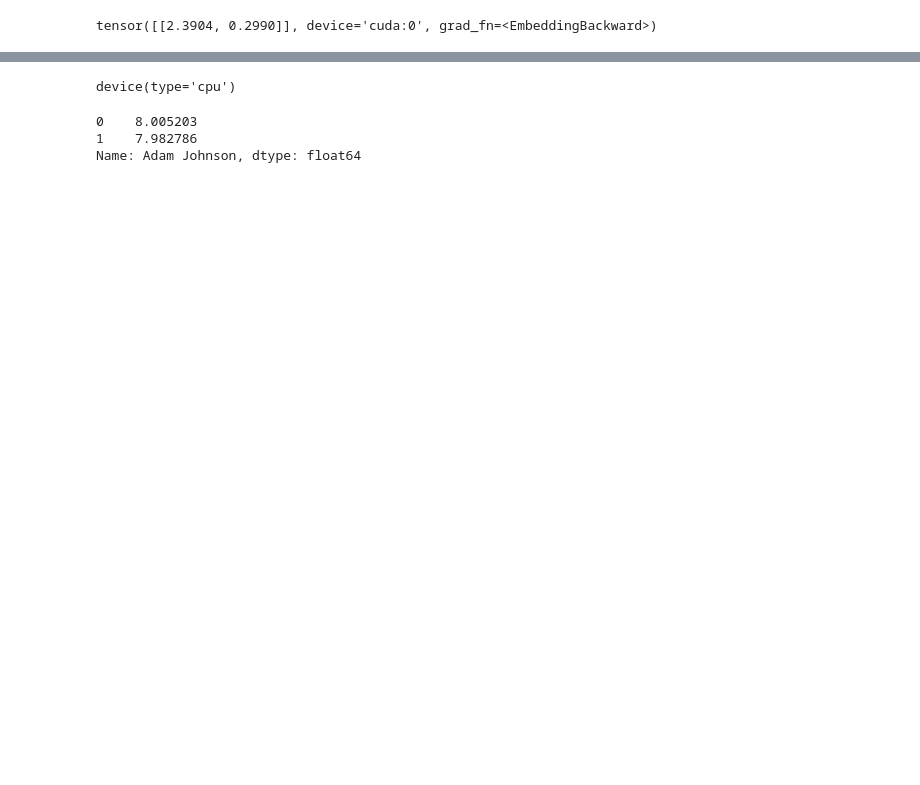
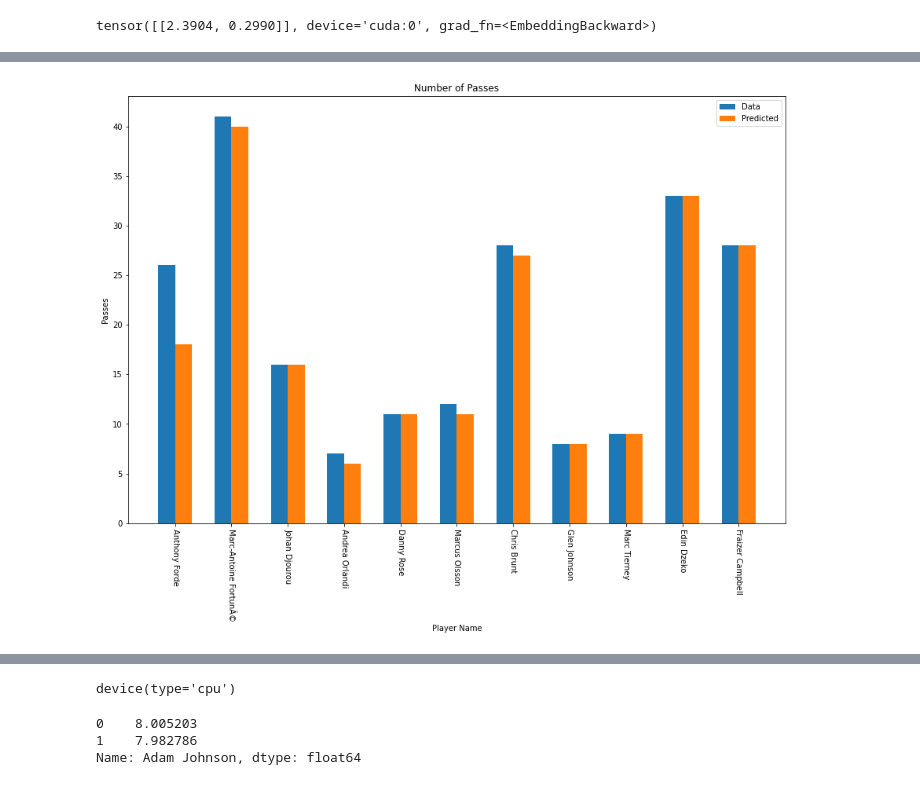
Before and after one commit to sunnybutwithano/Sports-Analysis-with-GNNs, a Jupyter notebook: SP_Extended.ipynb, the cells around one changed output, grey strips where cells are left out. Drawn from its saved outputs; the diff is of its cells as text; code cells hidden in the pictures; blank space fills up the shorter version.

```diff
--- a/SP_Extended.ipynb
+++ b/SP_Extended.ipynb
@@ -1152,3 +1154,17 @@ RuntimeError: CUDA out of memory. Tried to allocate 2.00 MiB (GPU 0; 3.95 GiB to
+# %%
+with open('Extended/hd_train.data', 'wb') as p_file:
+  pickle.dump(hd_train, p_file)
+with open('Extended/hd_eval.data', 'wb') as p_file:
+  pickle.dump(hd_val, p_file)
+with open('Extended/hd_test.data', 'wb') as p_file:
+  pickle.dump(hd_test, p_file)
+# %%
+with open('Extended/hd_train.data', 'rb') as p_file:
+  hd_train = pickle.load(p_file)
+with open('Extended/hd_eval.data', 'rb') as p_file:
+  hd_val = pickle.load(p_file)
+with open('Extended/hd_test.data', 'rb') as p_file:
+  hd_test = pickle.load(p_file)
 # %%
 correct, all = evaluate(model, hd_val)
 # %%
@@ -1161,0 +1184,5 @@ home_p_strength_list = []
+# %%
+model = torch.load('Extended/model.torch')
+print(model)
+with open('Extended/losses_lists.list', 'rb') as p_file:
+      loss_list, result_loss_list, BS_loss_list, result_train_acc_list, result_eval_acc_list, BS_eval_loss_list = pickle.load(p_file)
@@ -1210,0 +1265,5 @@ Test BS Loss: 11.592684745788574
+# %%
+test_res, test_BS = model(hd_test)
+test_BS = test_BS.detach().cpu().numpy()[:, :11]
+test_real_BS = hd_test.y_pass.detach().cpu().numpy()[:, :11]
+player_names = np.stack(np.char.split(list(hd_test.home_p_dict.keys()), sep='@'))[:, 0].reshape((-1, 11))
@@ -1210,0 +1293,17 @@ Test BS Loss: 11.592684745788574
+# %%
+fig, ax = plt.subplots()
+width = 0.3
+ax.bar(np.arange(player_names[0, :].shape[0]) - width/2, test_real_BS[0, :], width=width)
+ax.bar(np.arange(player_names[0, :].shape[0]) + width/2, np.round(test_BS[0, :]), width=width)
+ax.set_title('Number of Passes')
+ax.set_xlabel('Player Name')
+ax.set_ylabel('Passes')
+ax.set_xticks(np.arange(player_names[0, :].shape[0]))
+ax.set_xticklabels(player_names[0, :], rotation=-90)
+# ax.tick_params(rotation=90)
+ax.legend(['Data', 'Predicted'])
+fig.set_size_inches((15,10))
+fig.set_facecolor('w')
+# fig.savefig(f'Extended/Pass_figs/Match{i+1}.png', dpi=300)
+# %% [output]
+[figure, added]
```
Also changed, not shown: parts of 19 cells of this notebook, 23 other files.
